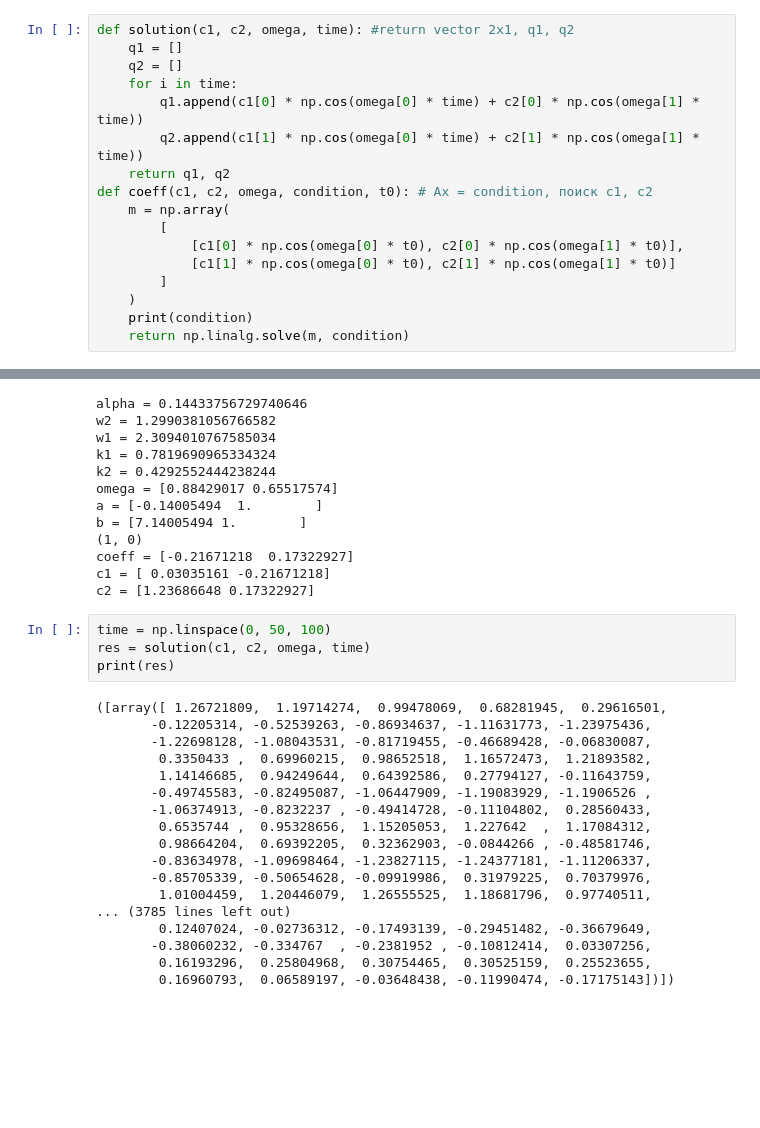
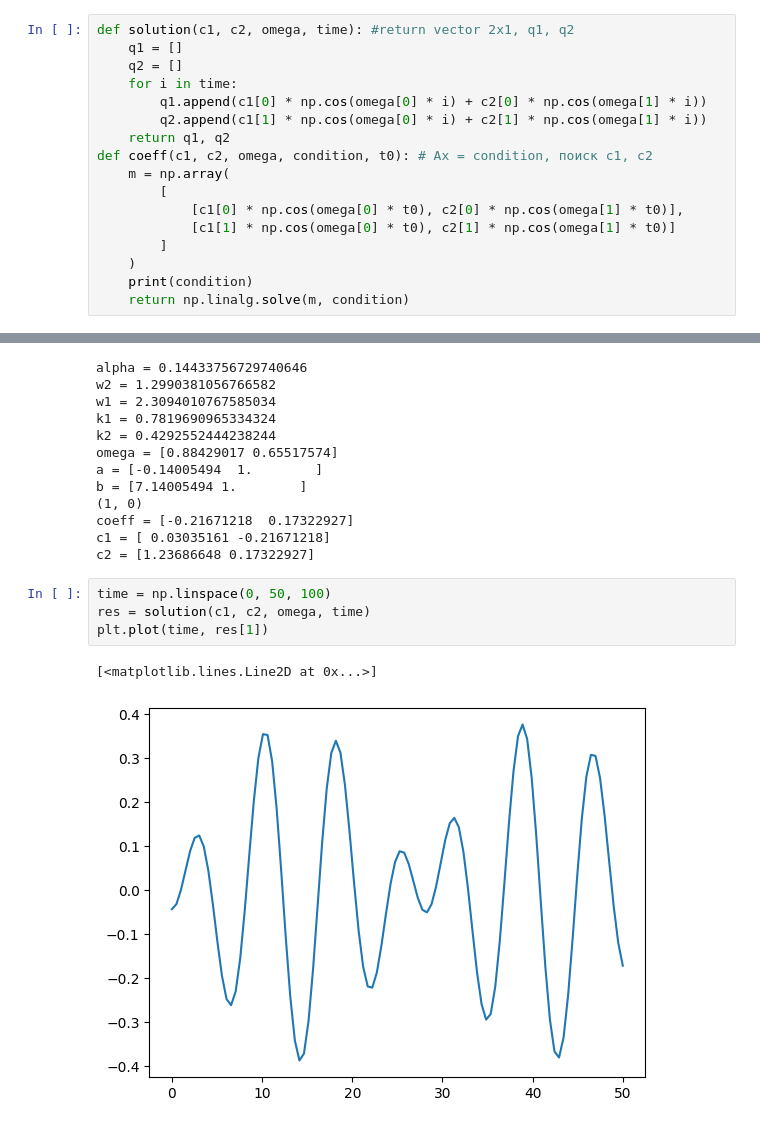
Before and after one commit to sadjumb/SE_oscillator, a Jupyter notebook: Untitled.ipynb, the cells around one changed output, grey strips where cells are left out. Saved outputs shown, nothing was run; the diff lists cells and outputs as text; blank space fills up the shorter version.

```diff
--- a/Untitled.ipynb
+++ b/Untitled.ipynb
@@ -155,23 +155,23 @@ def solve_matrix(omega, w1, w2, alpha):
 
 def beta(b, w1, omega, alpha):
     return b * alpha * pow(omega, 2) / (1 - w1 * pow(omega, 2))
-# %%
-def solution(c1, c2, omega, time): #return vector 2x1, q1, q2
-    q1 = []
-    q2 = []
-    for i in time:
-        q1.append(c1[0] * np.cos(omega[0] * time) + c2[0] * np.cos(omega[1] * time))
-        q2.append(c1[1] * np.cos(omega[0] * time) + c2[1] * np.cos(omega[1] * time))
-    return q1, q2
-def coeff(c1, c2, omega, condition, t0): # Ax = condition, поиск c1, c2
-    m = np.array(
-        [
-            [c1[0] * np.cos(omega[0] * t0), c2[0] * np.cos(omega[1] * t0)],
-            [c1[1] * np.cos(omega[0] * t0), c2[1] * np.cos(omega[1] * t0)]
-        ]
-    )
-    print(condition)
-    return np.linalg.solve(m, condition)
+# %%
+def solution(c1, c2, omega, time): #return vector 2x1, q1, q2
+    q1 = []
+    q2 = []
+    for i in time:
+        q1.append(c1[0] * np.cos(omega[0] * i) + c2[0] * np.cos(omega[1] * i))
+        q2.append(c1[1] * np.cos(omega[0] * i) + c2[1] * np.cos(omega[1] * i))
+    return q1, q2
+def coeff(c1, c2, omega, condition, t0): # Ax = condition, поиск c1, c2
+    m = np.array(
+        [
+            [c1[0] * np.cos(omega[0] * t0), c2[0] * np.cos(omega[1] * t0)],
+            [c1[1] * np.cos(omega[0] * t0), c2[1] * np.cos(omega[1] * t0)]
+        ]
+    )
+    print(condition)
+    return np.linalg.solve(m, condition)
 # %%
 L = 2 #const
 C1 = 3 #const
@@ -216,22 +216,7 @@ c2 = [1.23686648 0.17322927]
 # %%
 time = np.linspace(0, 50, 100)
 res = solution(c1, c2, omega, time)
-print(res)
+plt.plot(time, res[1])
 # %% [output]
-([array([ 1.26721809,  1.19714274,  0.99478069,  0.68281945,  0.29616501,
-       -0.12205314, -0.52539263, -0.86934637, -1.11631773, -1.23975436,
-       -1.22698128, -1.08043531, -0.81719455, -0.46689428, -0.06830087,
-        0.3350433 ,  0.69960215,  0.98652518,  1.16572473,  1.21893582,
-        1.14146685,  0.94249644,  0.64392586,  0.27794127, -0.11643759,
-       -0.49745583, -0.82495087, -1.06447909, -1.19083929, -1.1906526 ,
-       -1.06374913, -0.8232237 , -0.49414728, -0.11104802,  0.28560433,
-        0.6535744 ,  0.95328656,  1.15205053,  1.227642  ,  1.17084312,
-        0.98664204,  0.69392205,  0.32362903, -0.0844266 , -0.48581746,
-       -0.83634978, -1.09698464, -1.23827115, -1.24377181, -1.11206337,
-       -0.85705339, -0.50654628, -0.09919986,  0.31979225,  0.70379976,
-        1.01004459,  1.20446079,  1.26555525,  1.18681796,  0.97740511,
-... (3785 lines left out)
-        0.12407024, -0.02736312, -0.17493139, -0.29451482, -0.36679649,
-       -0.38060232, -0.334767  , -0.2381952 , -0.10812414,  0.03307256,
-        0.16193296,  0.25804968,  0.30754465,  0.30525159,  0.25523655,
-        0.16960793,  0.06589197, -0.03648438, -0.11990474, -0.17175143])])
+[<matplotlib.lines.Line2D at 0x...>]
+[figure, added]
```
